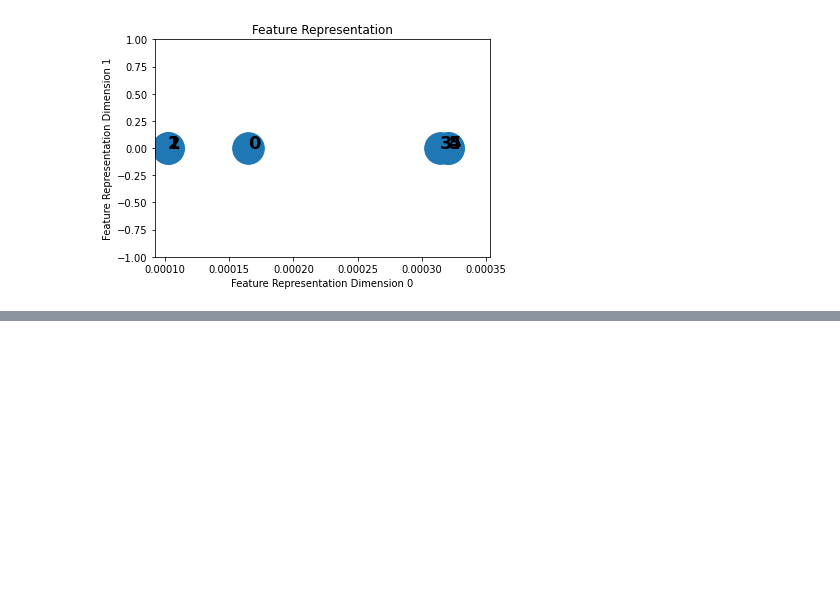
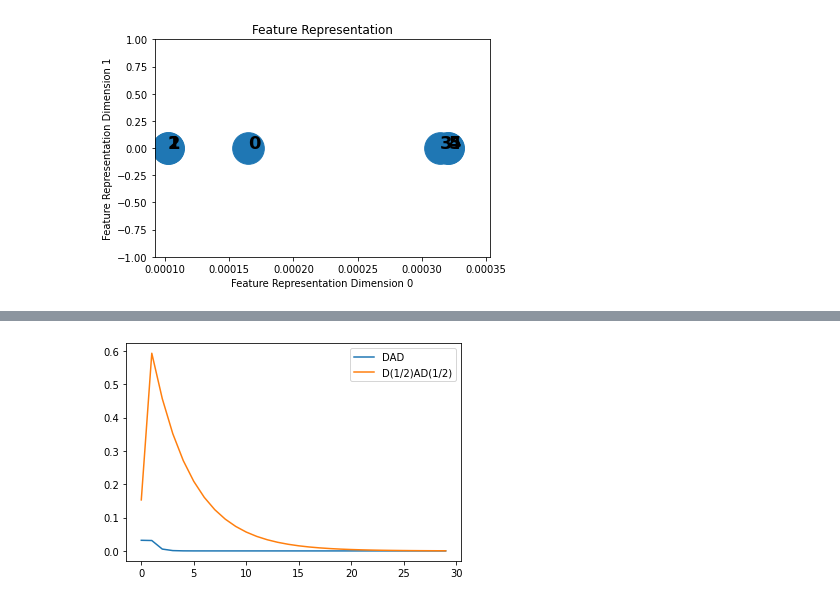
Before and after one commit to comojin1994/GCN, a Jupyter notebook: GCN_tutorial.ipynb, the cells around one changed output, grey strips where cells are left out. Saved outputs shown, nothing was run; the diff lists cells and outputs as text; code cells hidden in the pictures; blank space fills up the shorter version.

```diff
--- a/GCN_tutorial.ipynb
+++ b/GCN_tutorial.ipynb
@@ -309,0 +333,21 @@ plot_features(H2)
+# %%
+DAD_result = []
+DAD = np.matmul(D_inv, A_hat).dot(D_inv)
+temp = np.eye(A_hat.shape[0])
+for i in range(30):
+    temp = temp.dot(DAD)
+    DAD_result.append(abs(np.linalg.eig(temp)[0][0]))
+# %%
+D2AD2_result = []
+D2AD2 = D_half_norm.dot(A_hat).dot(D_half_norm)
+temp = np.eye(A_hat.shape[0])
+for i in range(30):
+    temp = temp.dot(D2AD2)
+    D2AD2_result.append(abs(np.linalg.eig(temp)[0][0]))
+# %%
+plt.plot(DAD_result, label='DAD')
+plt.plot(D2AD2_result, label='D(1/2)AD(1/2)')
+plt.legend()
+plt.show()
+# %% [output]
+[figure, added]
```
Also changed, not shown: parts of 9 cells of this notebook.
